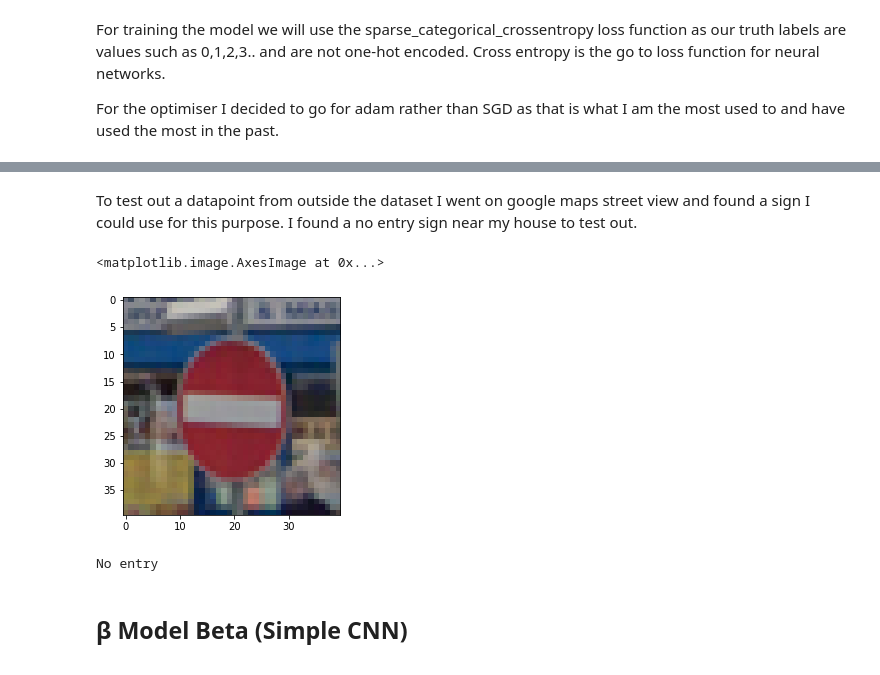
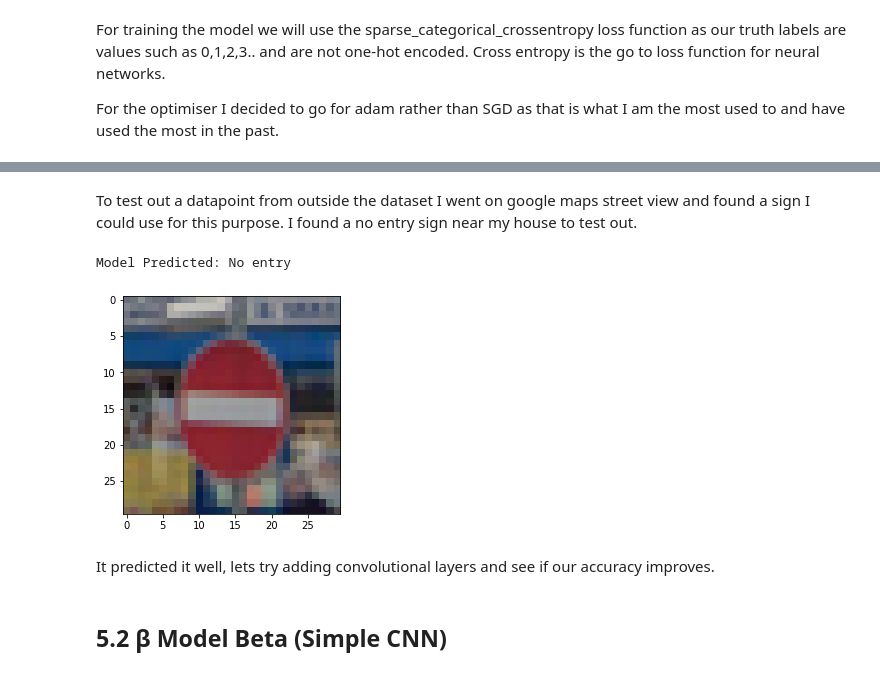
Before and after one commit to natan-sz/gtsrb-roadsigns-cnn, a Jupyter notebook: road_signs_cnn.ipynb, the cells around one changed output, grey strips where cells are left out. Cells and saved outputs as stored; diff of their text form; code cells hidden in the pictures.

```diff
--- a/road_signs_cnn.ipynb
+++ b/road_signs_cnn.ipynb
@@ -46,8 +64,8 @@ TensorFlow Version: 2.8.0
 ### LOAD IN THE DATASET (276MB) ###
 
 # Image Constants & Dimensions
-IMG_WIDTH = 40
-IMG_HEIGHT = 40
+IMG_WIDTH = 30
+IMG_HEIGHT = 30
 CHANNELS = 3
 CLASSES = 43
 
@@ -309,5 +331,5 @@ for X_batch, y_batch in datagen.flow(X_train, y_train,shuffle=False):
 # %%
-AUG_COUNT = 1700
+AUG_COUNT = 1600
 BATCH_SIZE = 32
 
 # I will save the augmented with equal amounts of
@@ -425,8 +451,9 @@ model_alpha = keras.Sequential([
     # Neural Network
     keras.layers.Flatten(input_shape=(IMG_HEIGHT,IMG_WIDTH,CHANNELS)),
     keras.layers.Dense(1000,activation='relu'),
-    keras.layers.Dense(1000,activation='relu'),
+    keras.layers.Dense(500,activation='relu'),
 
     # Output
     keras.layers.Dense(43,activation = 'softmax')
 ])
+model_alpha.summary()
@@ -441,5 +490,14 @@ Now we will train this model with a default batch size of 36 for epochs
 # %%
-epochs = 20
+epochs = 10
 
-model_alpha.fit(X_train_aug, y_train_aug, batch_size=32, epochs=epochs,validation_data=(X_val, y_val))
+if not os.path.isfile("alpha_history.npy") or not os.path.isfile("model_alpha_aug.pickle"):
+    alpha_history = model_alpha.fit(X_train_aug, y_train_aug, batch_size=32, epochs=epochs,validation_data=(X_val, y_val))
+    alpha_history = alpha_history.history
+    np.save('alpha_history.npy',alpha_history)
+    with open('model_alpha_aug.pickle', 'wb') as f:
+        pickle.dump(model_alpha, f)
+else:
+    alpha_history = np.load('alpha_history.npy',allow_pickle='TRUE').item()
+    with open('model_alpha_aug.pickle', 'rb') as f:
+        model_alpha = pickle.load(f)
 # %% [output]
@@ -532,22 +615,21 @@ array([[2, 1, 74],
-# %% [markdown]
-To test out a datapoint from outside the dataset I went on google maps street view and found a sign I could use for this purpose. I found a no entry sign near my house to test out.
+# %% [markdown]
+To test out a datapoint from outside the dataset I went on google maps street view and found a sign I could use for this purpose. I found a no entry sign near my house to test out.
 # %%
 no_entry = Image.open('no_entry.png')
-image = image.resize((IMG_WIDTH,IMG_HEIGHT))
-image = np.array(image)[:,:,:3]
+no_entry = no_entry.resize((IMG_WIDTH,IMG_HEIGHT))
+no_entry = np.array(no_entry)[:,:,:3]
 
-plt.imshow(image)
+plt.imshow(no_entry)
+
+predictions = model_alpha.predict(np.array([no_entry]))
+predictions = np.argmax(predictions,axis=1)
+
+print("Model Predicted: " +label_name[int(predictions)])
 # %% [output]
-<matplotlib.image.AxesImage at 0x...>
+Model Predicted: No entry
-[figure, old version]
+[figure, new version]
-# %%
-predictions = model_alpha.predict(np.array([image]))
-predictions = np.argmax(predictions,axis=1)
-
-print(label_name[int(predictions)])
-#np.array(image.shape)
-# %% [output]
-No entry
+# %% [markdown]
+It predicted it well, lets try adding convolutional layers and see if our accuracy improves.
 # %% [markdown]
-## β Model Beta (Simple CNN)
+## 5.2 β Model Beta (Simple CNN)
 # %% [markdown]
```
Also changed, not shown: parts of 73 cells of this notebook, 8 other files.
